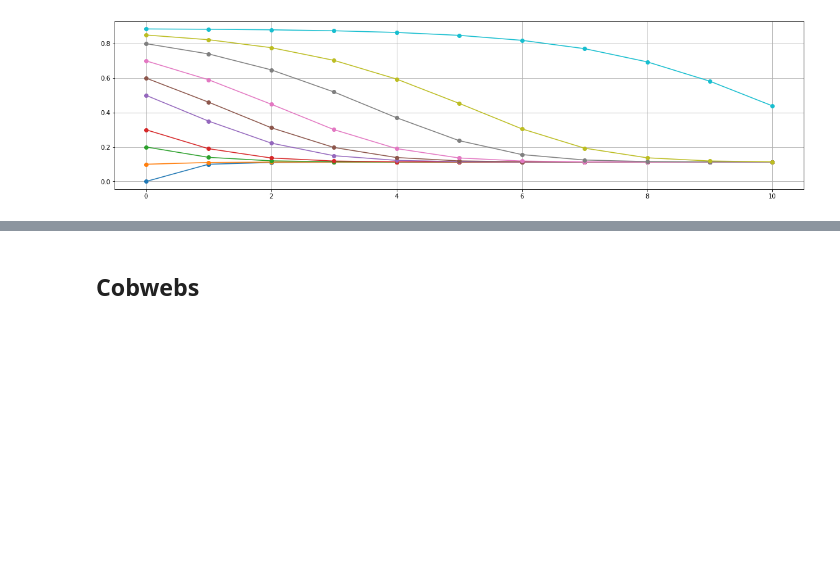
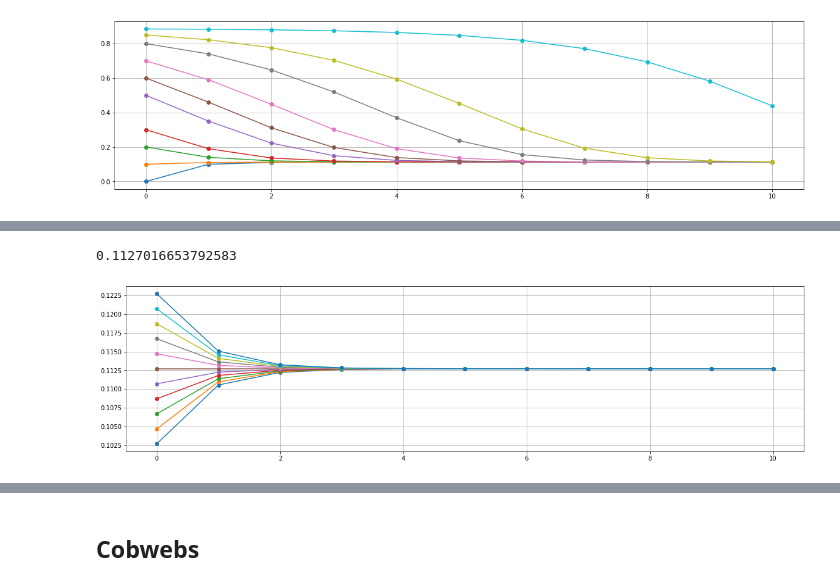
Before and after one commit to meguia/DNL_unq, a Jupyter notebook: DNL_Mapas_parte2.ipynb, the cells around one changed output, grey strips where cells are left out. Cells and saved outputs as stored; diff of their text form; code cells hidden in the pictures; blank space fills up the shorter version.

```diff
--- a/DNL_Mapas_parte2.ipynb
+++ b/DNL_Mapas_parte2.ipynb
@@ -51,0 +79,9 @@ print((1+np.sqrt(0.6))/2)
+# %%
+# estabilidad del primer punto fijo 0.1127016653792583
+# 2x* < 1  estable
+xs = (1-np.sqrt(0.6))/2
+print(xs)
+map_plot(f2,[xs+δ for δ in np.linspace(-0.01,0.01,11)], 10)
+# %% [output]
+0.1127016653792583
+[figure, added]
```
Also changed, not shown: parts of 16 cells of this notebook, 3 other files.
